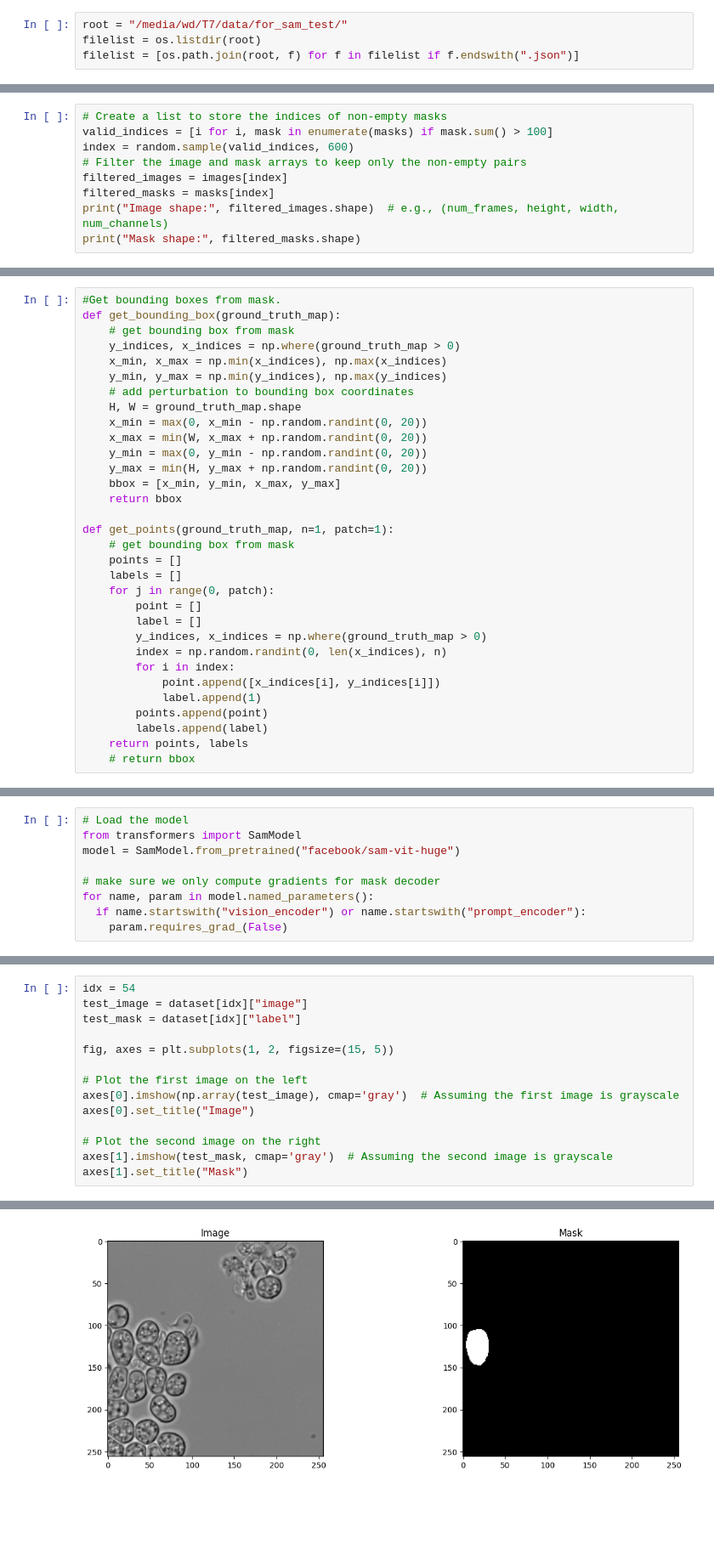
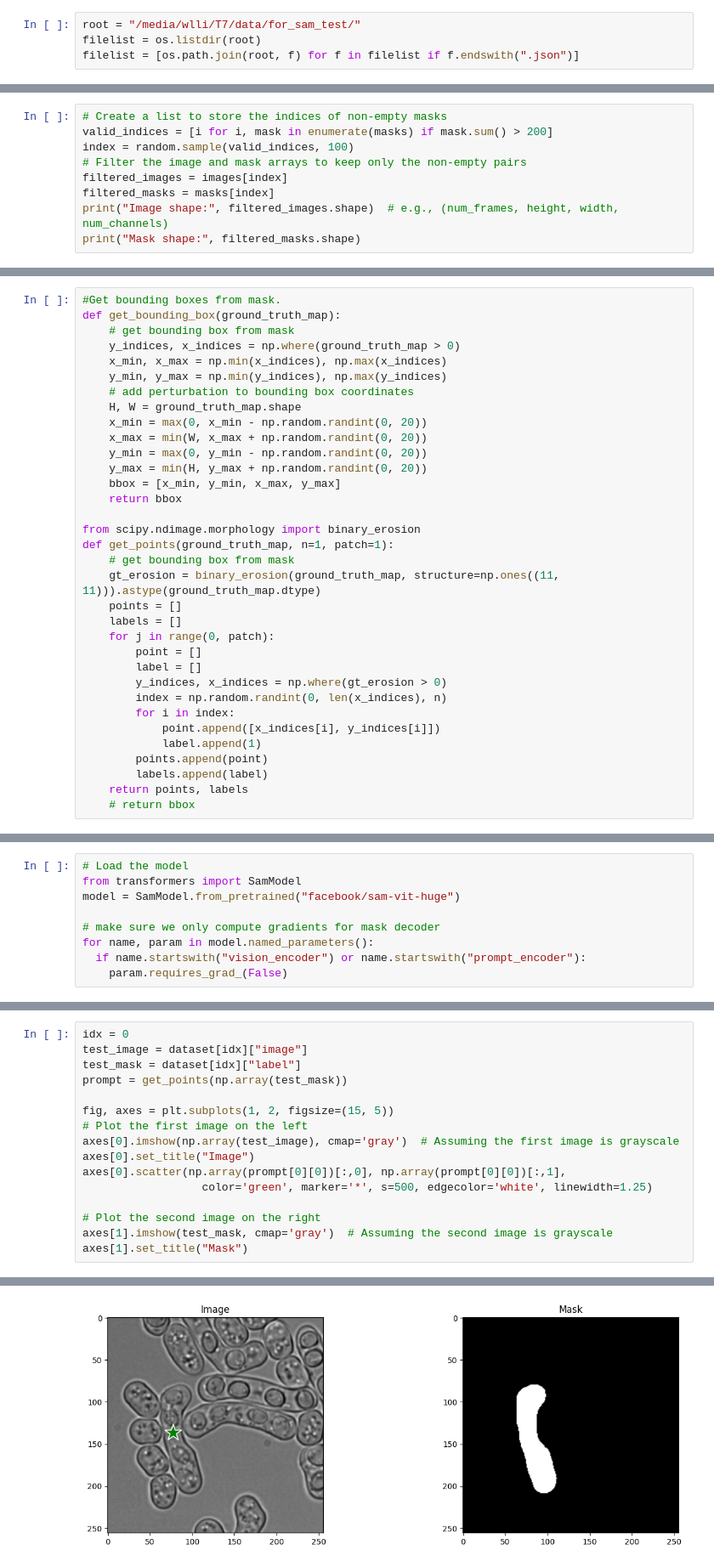
Before and after one commit to wanlanli/segment-anything, a Jupyter notebook: notebooks/home_training.ipynb, the cells around one changed output, grey strips where cells are left out. Shown at 85% size. Saved outputs shown, nothing was run; the diff lists cells and outputs as text; blank space fills up the shorter version.

```diff
--- a/notebooks/home_training.ipynb
+++ b/notebooks/home_training.ipynb
@@ -10,7 +10,7 @@ import random
 # %%
 from  pycocotools.coco import COCO
 # %%
-root = "/media/wd/T7/data/for_sam_test/"
+root = "/media/wlli/T7/data/for_sam_test/"
 filelist = os.listdir(root)
 filelist = [os.path.join(root, f) for f in filelist if f.endswith(".json")]
 # %%
@@ -79,8 +79,8 @@ for img in range(len(large_masks)):
 masks = np.array(all_mask_patches)
 # %%
 # Create a list to store the indices of non-empty masks
-valid_indices = [i for i, mask in enumerate(masks) if mask.sum() > 100]
-index = random.sample(valid_indices, 600)
+valid_indices = [i for i, mask in enumerate(masks) if mask.sum() > 200]
+index = random.sample(valid_indices, 100)
 # Filter the image and mask arrays to keep only the non-empty pairs
 filtered_images = images[index]
 filtered_masks = masks[index]
@@ -150,14 +143,16 @@ def get_bounding_box(ground_truth_map):
     bbox = [x_min, y_min, x_max, y_max]
     return bbox
 
+from scipy.ndimage.morphology import binary_erosion
 def get_points(ground_truth_map, n=1, patch=1):
     # get bounding box from mask
+    gt_erosion = binary_erosion(ground_truth_map, structure=np.ones((11, 11))).astype(ground_truth_map.dtype)
     points = []
     labels = []
     for j in range(0, patch):
         point = []
         label = []
-        y_indices, x_indices = np.where(ground_truth_map > 0)
+        y_indices, x_indices = np.where(gt_erosion > 0)
         index = np.random.randint(0, len(x_indices), n)
         for i in index:
             point.append([x_indices[i], y_indices[i]])
@@ -436,17 +366,19 @@ import matplotlib.pyplot as plt
 # %%
-idx = 54
+idx = 0
 test_image = dataset[idx]["image"]
 test_mask = dataset[idx]["label"]
+prompt = get_points(np.array(test_mask))
 
 fig, axes = plt.subplots(1, 2, figsize=(15, 5))
-
 # Plot the first image on the left
 axes[0].imshow(np.array(test_image), cmap='gray')  # Assuming the first image is grayscale
 axes[0].set_title("Image")
+axes[0].scatter(np.array(prompt[0][0])[:,0], np.array(prompt[0][0])[:,1],
+                  color='green', marker='*', s=500, edgecolor='white', linewidth=1.25)
 
 # Plot the second image on the right
 axes[1].imshow(test_mask, cmap='gray')  # Assuming the second image is grayscale
 axes[1].set_title("Mask")
 # %% [output]
 Text(0.5, 1.0, 'Mask')
-[figure, old version]
+[figure, new version]
```
Also changed, not shown: parts of 33 cells of this notebook.
